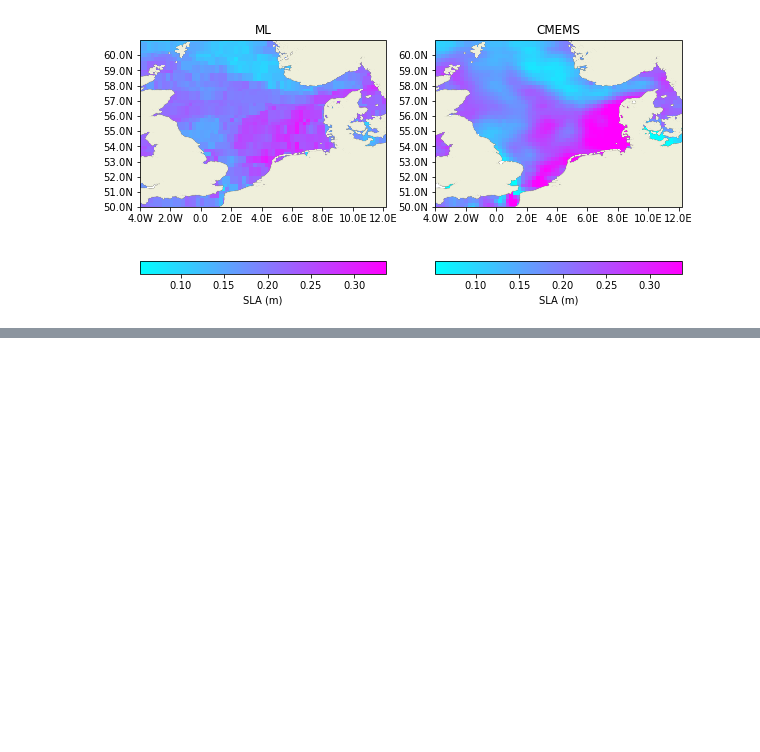
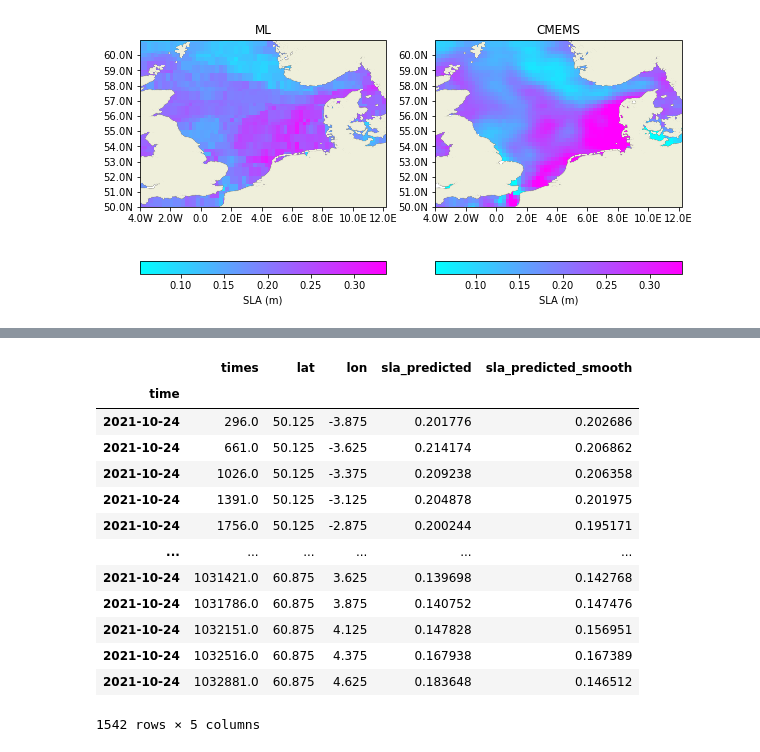
Before and after one commit to ne62rut/machine_learning_altimetry_validation, a Jupyter notebook: plot_dailymapsexample.ipynb, the cells around one changed output, grey strips where cells are left out. Saved outputs shown, nothing was run; the diff lists cells and outputs as text; code cells hidden in the pictures; blank space fills up the shorter version.

```diff
--- a/plot_dailymapsexample.ipynb
+++ b/plot_dailymapsexample.ipynb
@@ -234,0 +309,30 @@ See the caveats in the documentation: https://pandas.pydata.org/pandas-docs/stab
+# %%
+# Convert xarray dataset to pandas dataframe
+df = ds.to_dataframe()
+
+# Reset index to make time a variable
+df.reset_index(inplace=True)
+
+# Rename columns to match required names
+alti_20_ML_new = df.rename(columns={'sla_predicted': 'sla_predicted', 'sla_predicted_smoothed': 'sla_predicted_smooth', 'lat': 'latitude', 'lon': 'longitude', 'times': 'times', 'time': 'time'}).loc[:, ['times', 'latitude', 'longitude', 'sla_predicted', 'sla_predicted_smooth', 'time']]
+alti_20_ML_new = alti_20_ML_new.rename(columns={'latitude': 'lat', 'longitude': 'lon'})
+alti_20_ML_new = alti_20_ML_new.set_index('time')
+# Remove rows with NaN values in sla_predicted
+alti_20_ML_new = alti_20_ML_new.dropna(subset=['sla_predicted'], how='any')
+
+alti_20_ML_new
+# %% [output]
+|  | times | lat | lon | sla_predicted | sla_predicted_smooth |
+| time |  |  |  |  |  |
+| 2021-10-24 | 296.0 | 50.125 | -3.875 | 0.201776 | 0.202686 |
+| 2021-10-24 | 661.0 | 50.125 | -3.625 | 0.214174 | 0.206862 |
+| 2021-10-24 | 1026.0 | 50.125 | -3.375 | 0.209238 | 0.206358 |
+| 2021-10-24 | 1391.0 | 50.125 | -3.125 | 0.204878 | 0.201975 |
+| 2021-10-24 | 1756.0 | 50.125 | -2.875 | 0.200244 | 0.195171 |
+| ... | ... | ... | ... | ... | ... |
+| 2021-10-24 | 1031421.0 | 60.875 | 3.625 | 0.139698 | 0.142768 |
+| 2021-10-24 | 1031786.0 | 60.875 | 3.875 | 0.140752 | 0.147476 |
+| 2021-10-24 | 1032151.0 | 60.875 | 4.125 | 0.147828 | 0.156951 |
+| 2021-10-24 | 1032516.0 | 60.875 | 4.375 | 0.167938 | 0.167389 |
+| 2021-10-24 | 1032881.0 | 60.875 | 4.625 | 0.183648 | 0.146512 |
+1542 rows × 5 columns
```
Also changed, not shown: parts of 5 cells of this notebook.
